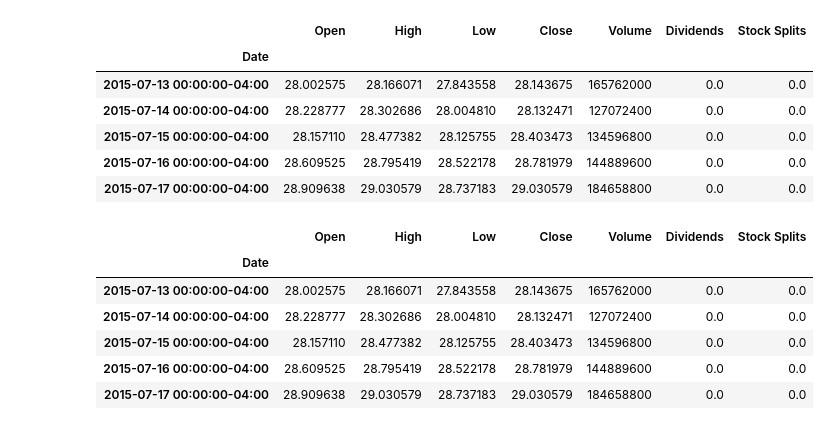
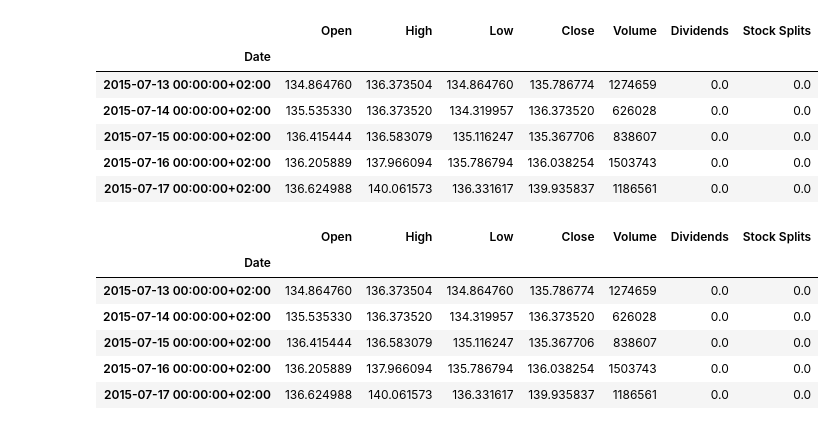
Before and after one commit to mathieucbd/week3_sma_strategy, a Jupyter notebook: sma_strategy.ipynb, the cells around one changed output. Drawn from its saved outputs; the diff is of its cells as text; code cells hidden in the pictures.

```diff
--- a/sma_strategy.ipynb
+++ b/sma_strategy.ipynb
@@ -2,15 +2,16 @@
 import pandas as pd
 import yfinance as yf
 # %%
-ticker = yf.Ticker('AAPL')
+stock = 'MC.PA' # Modify the ticker here
+ticker = yf.Ticker(stock)
 data = ticker.history(period='10y')
 data.head()
 # %% [output]
 |  | Open | High | Low | Close | Volume | Dividends | Stock Splits |
 | Date |  |  |  |  |  |  |  |
-| 2015-07-13 00:00:00-04:00 | 28.002575 | 28.166071 | 27.843558 | 28.143675 | 165762000 | 0.0 | 0.0 |
-| 2015-07-14 00:00:00-04:00 | 28.228777 | 28.302686 | 28.004810 | 28.132471 | 127072400 | 0.0 | 0.0 |
-| 2015-07-15 00:00:00-04:00 | 28.157110 | 28.477382 | 28.125755 | 28.403473 | 134596800 | 0.0 | 0.0 |
-| 2015-07-16 00:00:00-04:00 | 28.609525 | 28.795419 | 28.522178 | 28.781979 | 144889600 | 0.0 | 0.0 |
-| 2015-07-17 00:00:00-04:00 | 28.909638 | 29.030579 | 28.737183 | 29.030579 | 184658800 | 0.0 | 0.0 |
+| 2015-07-13 00:00:00+02:00 | 134.864760 | 136.373504 | 134.864760 | 135.786774 | 1274659 | 0.0 | 0.0 |
+| 2015-07-14 00:00:00+02:00 | 135.535330 | 136.373520 | 134.319957 | 136.373520 | 626028 | 0.0 | 0.0 |
+| 2015-07-15 00:00:00+02:00 | 136.415444 | 136.583079 | 135.116247 | 135.367706 | 838607 | 0.0 | 0.0 |
+| 2015-07-16 00:00:00+02:00 | 136.205889 | 137.966094 | 135.786794 | 136.038254 | 1503743 | 0.0 | 0.0 |
+| 2015-07-17 00:00:00+02:00 | 136.624988 | 140.061573 | 136.331617 | 139.935837 | 1186561 | 0.0 | 0.0 |
 # %%
@@ -18,14 +19,14 @@ data.to_csv('AAPL.csv')
 # %%
-df = pd.read_csv('AAPL.csv', parse_dates=['Date'], index_col='Date')
+df = pd.read_csv(f'{stock}.csv', parse_dates=['Date'], index_col='Date')
 df.head()
 # %% [output]
 |  | Open | High | Low | Close | Volume | Dividends | Stock Splits |
 | Date |  |  |  |  |  |  |  |
-| 2015-07-13 00:00:00-04:00 | 28.002575 | 28.166071 | 27.843558 | 28.143675 | 165762000 | 0.0 | 0.0 |
-| 2015-07-14 00:00:00-04:00 | 28.228777 | 28.302686 | 28.004810 | 28.132471 | 127072400 | 0.0 | 0.0 |
-| 2015-07-15 00:00:00-04:00 | 28.157110 | 28.477382 | 28.125755 | 28.403473 | 134596800 | 0.0 | 0.0 |
-| 2015-07-16 00:00:00-04:00 | 28.609525 | 28.795419 | 28.522178 | 28.781979 | 144889600 | 0.0 | 0.0 |
-| 2015-07-17 00:00:00-04:00 | 28.909638 | 29.030579 | 28.737183 | 29.030579 | 184658800 | 0.0 | 0.0 |
+| 2015-07-13 00:00:00+02:00 | 134.864760 | 136.373504 | 134.864760 | 135.786774 | 1274659 | 0.0 | 0.0 |
+| 2015-07-14 00:00:00+02:00 | 135.535330 | 136.373520 | 134.319957 | 136.373520 | 626028 | 0.0 | 0.0 |
+| 2015-07-15 00:00:00+02:00 | 136.415444 | 136.583079 | 135.116247 | 135.367706 | 838607 | 0.0 | 0.0 |
+| 2015-07-16 00:00:00+02:00 | 136.205889 | 137.966094 | 135.786794 | 136.038254 | 1503743 | 0.0 | 0.0 |
+| 2015-07-17 00:00:00+02:00 | 136.624988 | 140.061573 | 136.331617 | 139.935837 | 1186561 | 0.0 | 0.0 |
 # %%
 df['daily_return'] = df['Close'].pct_change()
 df['SMA_20'] = df['Close'].rolling(20).mean()
```
Also changed, not shown: parts of 6 cells of this notebook, 3 other files.
